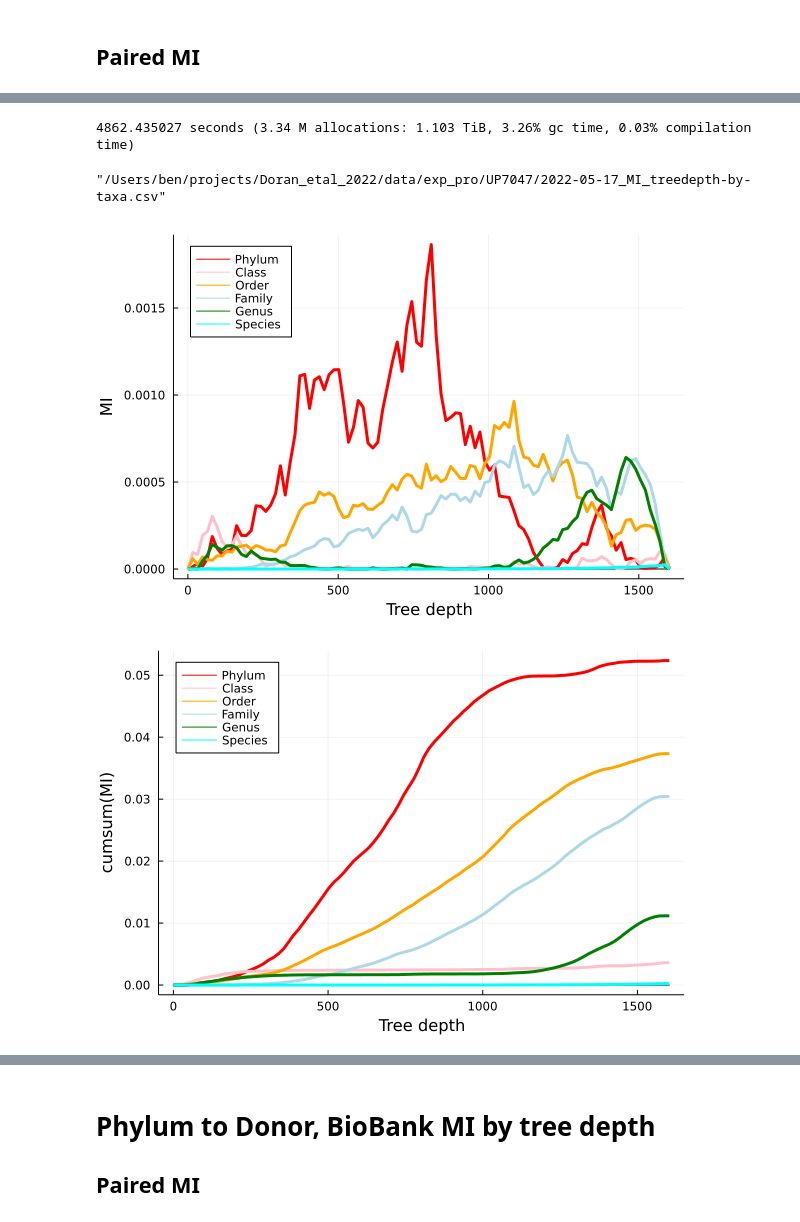
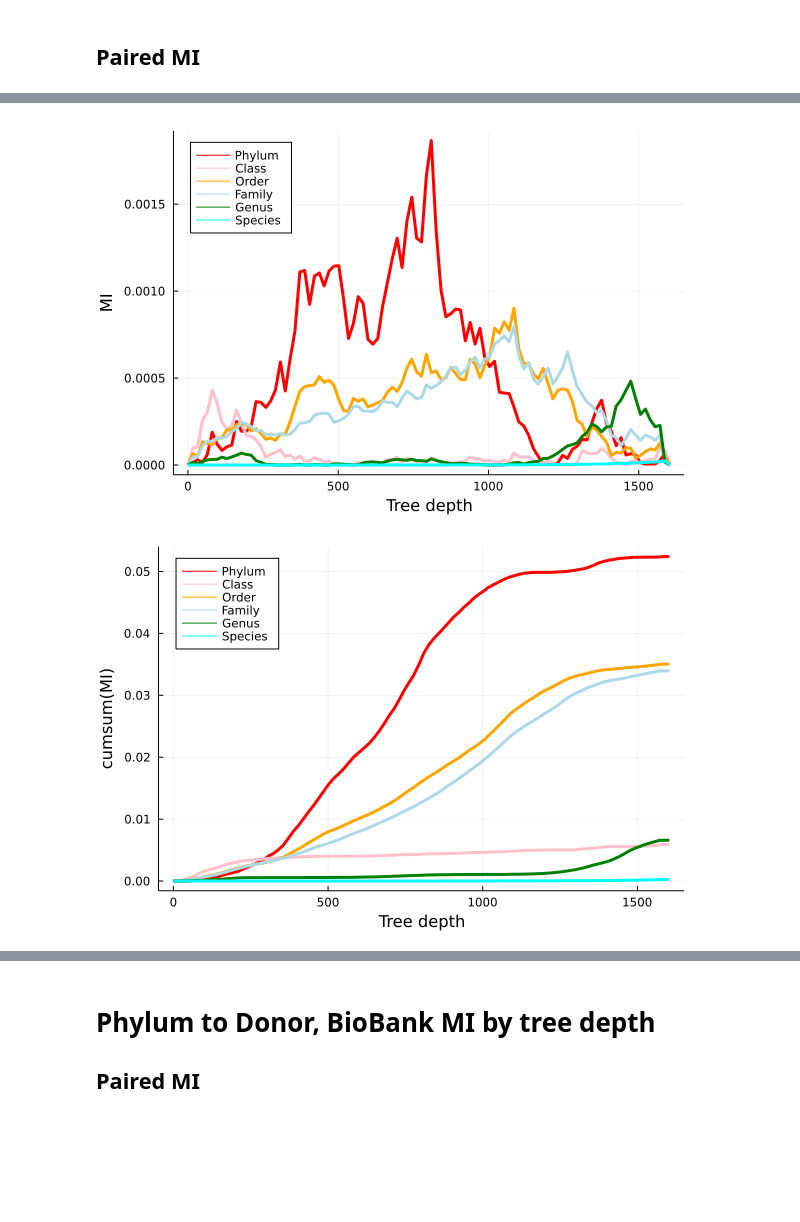
Before and after one commit to aramanlab/Doran_etal_2022, a Jupyter notebook: notebooks/reports/04_SPItree-MIcurve.ipynb, the cells around one changed output, grey strips where cells are left out. Drawn from its saved outputs; the diff is of its cells as text; code cells hidden in the pictures; blank space fills up the shorter version.

```diff
--- a/notebooks/reports/04_SPItree-MIcurve.ipynb
+++ b/notebooks/reports/04_SPItree-MIcurve.ipynb
@@ -25,7 +23,7 @@ uniprot.uns["obs_spitree_newickstring"]
 # %% [markdown]
 # taxa against tree depth
 # %%
-spi_tree = readnw(read(joinpath(projectdir(), "_research", "runSPIonUP7047rows", "2022-02-22_UP7047-supporttree.nw"), String));
+spi_tree = readnw(read(joinpath(projectdir(), "_research", "runSPIonUP7047rows", "2020_02_UP7047-supporttree.nw"), String));
 as_polytomy!(spi_tree, fun=n->NewickTree.support(n)<0.5) # from newicktreetools package
 as_polytomy!(spi_tree, fun=n->NewickTree.distance(n)<1e-8)
 # %% [markdown]
@@ -68,75 +66,26 @@ end # time
 # %%
 tstatMIdf = DataFrame(tstat_MI, taxaranklabels) |> stack |> df->rename!(df,["taxaID","MI"]);
-# %%
-permsdf = DataFrame()
-Nperms=5
-IDS = uniprot.obs[!,:Proteome_ID]
-
-@time begin
-
-tmp_pcids = BitArray(zeros(Bool, length(IDS), length(IDS)))
-tmp_ptax = BitArray(zeros(Bool, length(IDS), length(IDS)))
-tmp_MI = zeros(Ncuts, Nperms)
-for (i, tlabel) in enumerate(taxaranklabels)
-    tax = levelorder(categorical(UPtaxa[!,tlabel]))
-    tmp_ptax .= tax .== tax'
-    for j in 1:Nperms
-        tmp_MI[:, j] .= map(clusterids, clustersmps) do cids, smps
-            clustorder = indexin(IDS,smps)
-            tmp_pcids .= cids[clustorder] .== cids[clustorder]'
-            empiricalMI(tmp_ptax[uppertriangle], shuffle!(tmp_pcids[uppertriangle]))
-        end
-    end
-    permsdf = vcat(permsdf,
-        DataFrame("taxaID"=>tlabel, [l=>c for (l, c) in zip(["perm_" * string(i) for i in 1:5], eachcol(tmp_MI))]...)
-    )
-end
-
-end # time (~30min)
-# %% [output]
-4862.435027 seconds (3.34 M allocations: 1.103 TiB, 3.26% gc time, 0.03% compilation time)
-# %%
-hcat(tstatMIdf, permsdf[!,2:end]) |>
-    df->CSV.write(joinpath(datadir(), "exp_pro", "UP7047", "2022-05-17_MI_treedepth-by-taxa.csv"), df)
-# %% [output]
-"/Users/ben/projects/Doran_etal_2022/data/exp_pro/UP7047/2022-05-17_MI_treedepth-by-taxa.csv"
 # %%
 taxaranklabels = string.([:Phylum :Class :Order :Family :Genus :Species])
 taxarankcolors = [:red :pink :orange :lightblue :green :aqua];
 # %%
-plotdf = CSV.read(joinpath(datadir(), "exp_pro", "UP7047", "2022-05-17_MI_treedepth-by-taxa.csv"), DataFrame);
+plotdf = CSV.read(joinpath(datadir(), "exp_pro", "UP7047", "2022-06-13_MI-spitree_treedepth-by-taxa.csv"), DataFrame);
 # %%
 plot(ylabel="MI", xlabel="Tree depth", legend=:topleft)
-for (tlab, tcol) in zip(taxaranklabels, taxarankcolors)
-    df = filter(:taxaID=> ==(tlab), plotdf)
-    perm_μ = mean(Matrix(df[!,3:end]), dims=2)[:]
-    perm_σ = std(Matrix(df[!,3:end]), dims=2)[:]
-    plot!(cuts, perm_μ, ribbon=1.96perm_σ, label="", c=:grey)
-end
 for (tlab, tcol) in zip(taxaranklabels, taxarankcolors)
     df = filter(:taxaID=> ==(tlab), plotdf)
     @df df plot!(cuts, :MI, label=tlab, c=tcol, lw=3)
 end
 plot!()
 # %% [output]
-[figure, old version]
+[figure, new version]
 # %%
 plot(ylabel="cumsum(MI)", xlabel="Tree depth", legend=:topleft)
-for (tlab, tcol) in zip(taxaranklabels, taxarankcolors)
-    df = filter(:taxaID=> ==(tlab), plotdf)
-    perm_μ = Matrix(df[!,3:end]) |>
-        m->cumsum(m, dims=1) |>
-        m->mean(m, dims=2)[:]
-    perm_σ = Matrix(df[!,3:end]) |>
-        m->cumsum(m, dims=1) |>
-        m->std(m, dims=2)[:]
-    plot!(cuts, perm_μ, ribbon=1.96perm_σ, label="", c=:grey)
-end
 for (tlab, tcol) in zip(taxaranklabels, taxarankcolors)
     df = filter(:taxaID=> ==(tlab), plotdf)
     @df df plot!(cuts, cumsum(:MI), label=tlab, c=tcol, lw=3)
 end
 plot!()
 # %% [output]
-[figure, old version]
+[figure, new version]
 # %%
```
Also changed, not shown: parts of 21 cells of this notebook, 2 other files.
